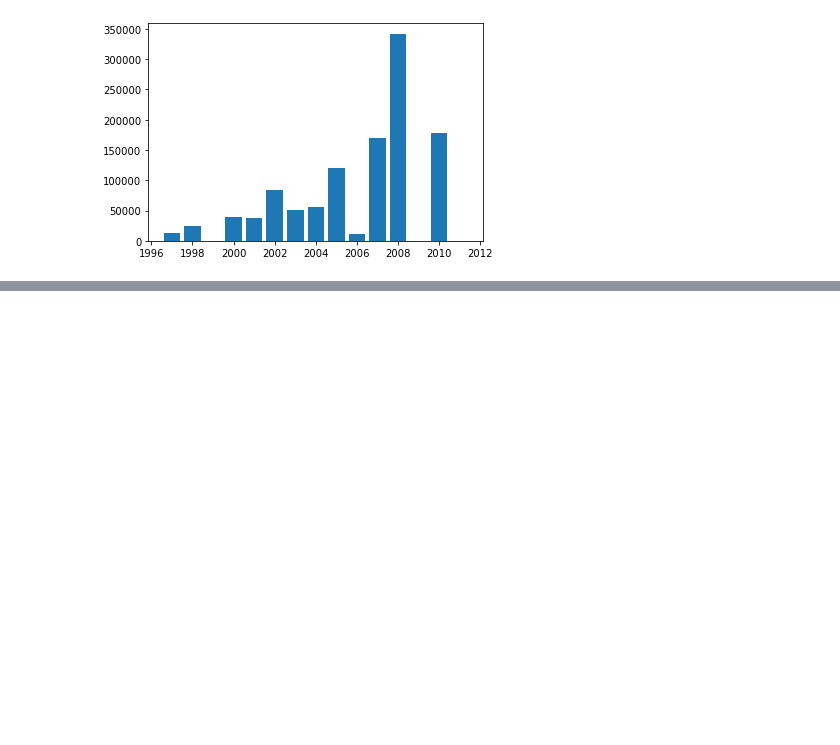
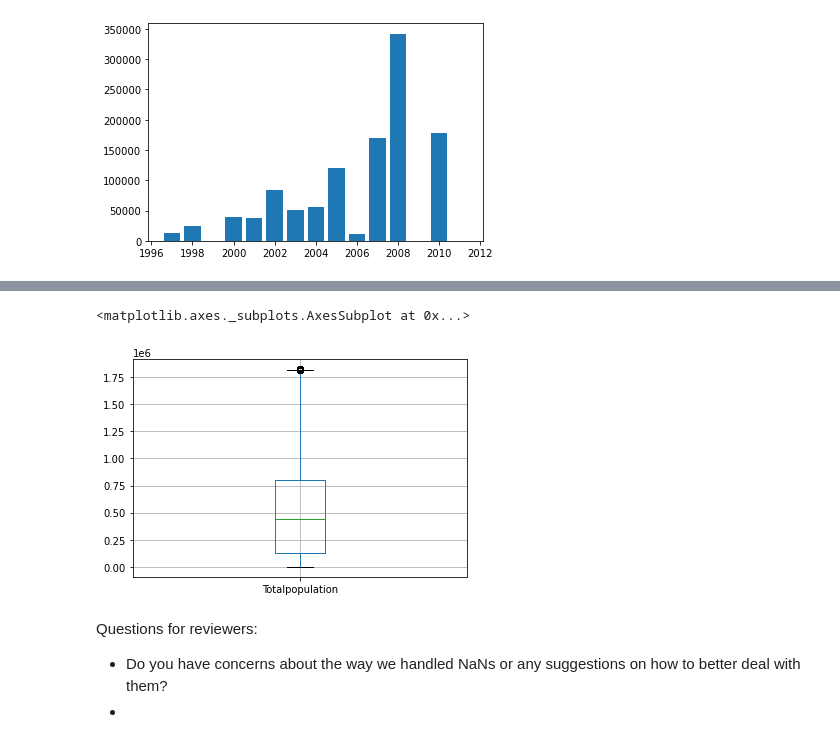
Before and after one commit to emilyona/2950datascienceproject, a Jupyter notebook: DS Project.ipynb, the cells around one changed output, grey strips where cells are left out. Drawn from its saved outputs; the diff is of its cells as text; code cells hidden in the pictures; blank space fills up the shorter version.

```diff
--- a/DS Project.ipynb
+++ b/DS Project.ipynb
@@ -260,0 +333,9 @@ plt.show()
+# %%
+mexico.boxplot('Totalpopulation')
+# %% [output]
+<matplotlib.axes._subplots.AxesSubplot at 0x...>
+[figure, added]
+# %% [markdown]
+Questions for reviewers:
+- Do you have concerns about the way we handled NaNs or any suggestions on how to better deal with them?
+-
```
Also changed, not shown: parts of 12 cells of this notebook.
